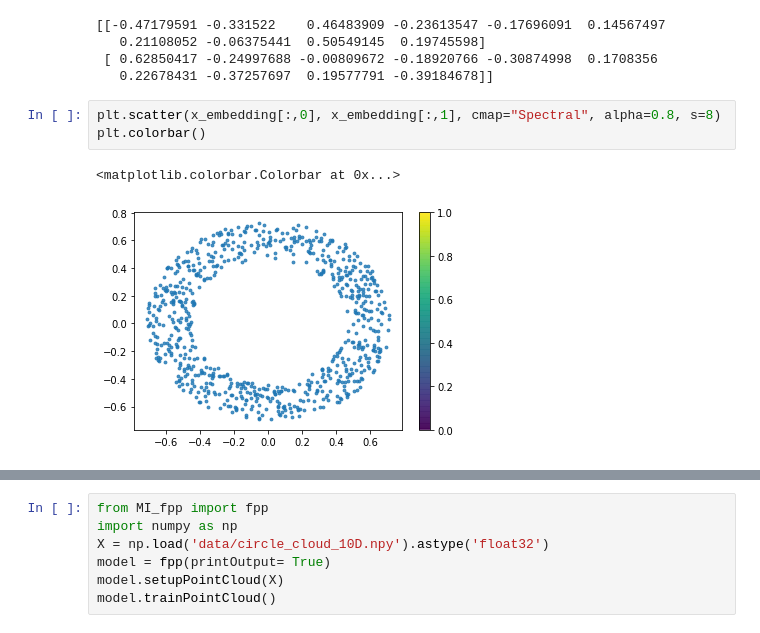
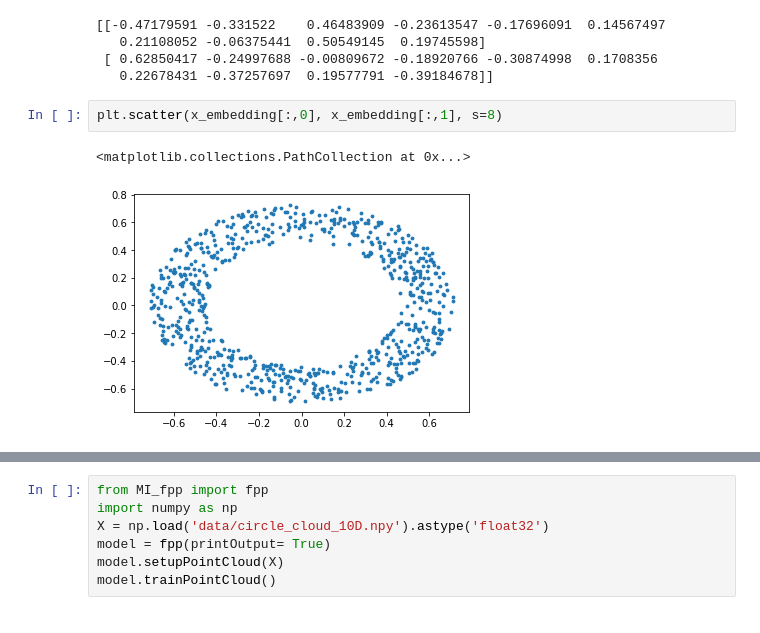
Before and after one commit to LLNL/fpp, a Jupyter notebook: fpp_MI.ipynb, the cells around one changed output, grey strips where cells are left out. Drawn from its saved outputs; the diff is of its cells as text.

```diff
--- a/fpp_MI.ipynb
+++ b/fpp_MI.ipynb
@@ -35,8 +35,7 @@ print(pca.components_)
  [ 0.62850417 -0.24997688 -0.00809672 -0.18920766 -0.30874998  0.1708356
    0.22678431 -0.37257697  0.19577791 -0.39184678]]
 # %%
-plt.scatter(x_embedding[:,0], x_embedding[:,1], cmap="Spectral", alpha=0.8, s=8)
-plt.colorbar()
+plt.scatter(x_embedding[:,0], x_embedding[:,1], s=8)
 # %% [output]
-<matplotlib.colorbar.Colorbar at 0x...>
+<matplotlib.collections.PathCollection at 0x...>
-[figure, old version]
+[figure, new version]
```
Also changed, not shown: parts of 7 cells of this notebook, 1 other file.
